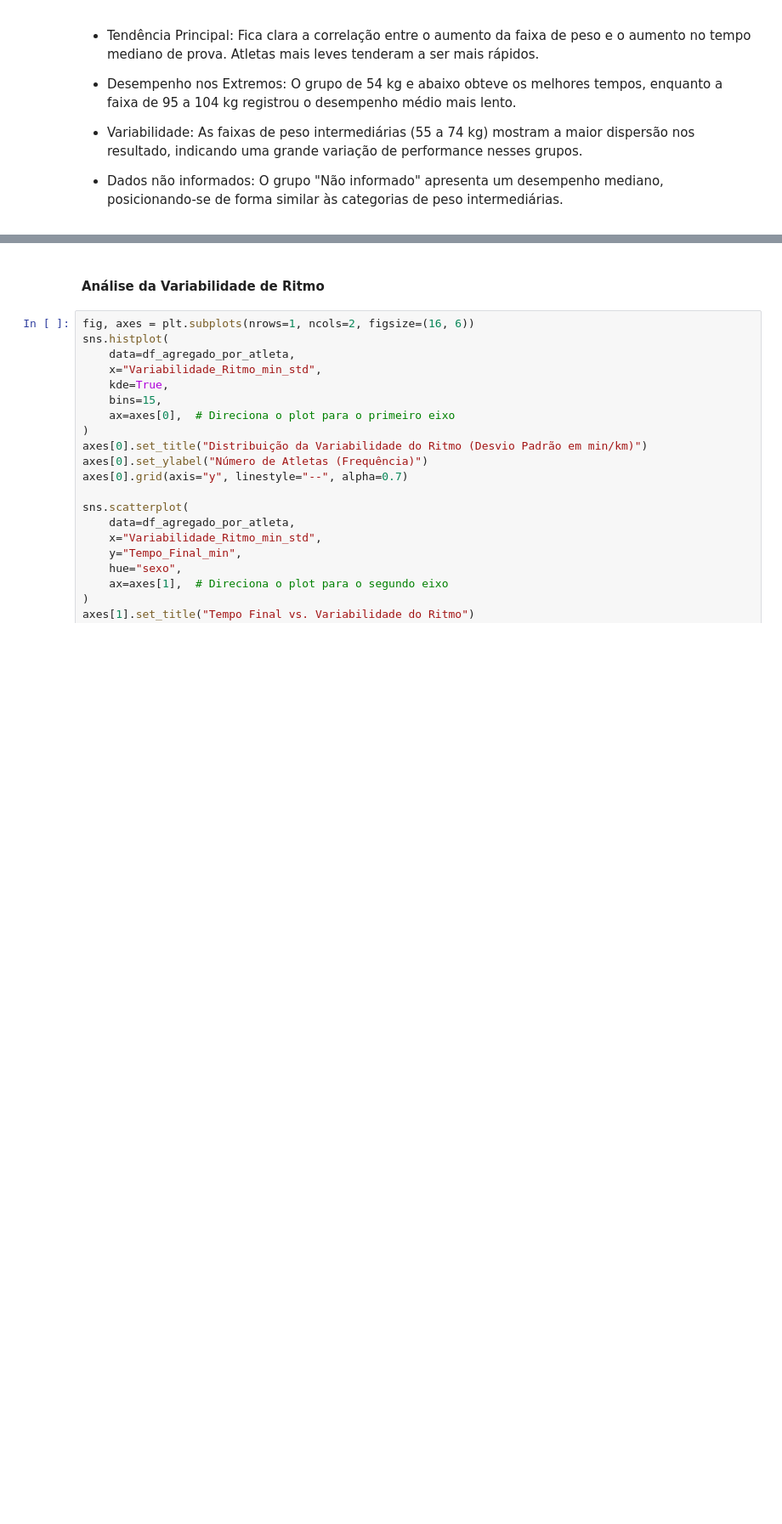
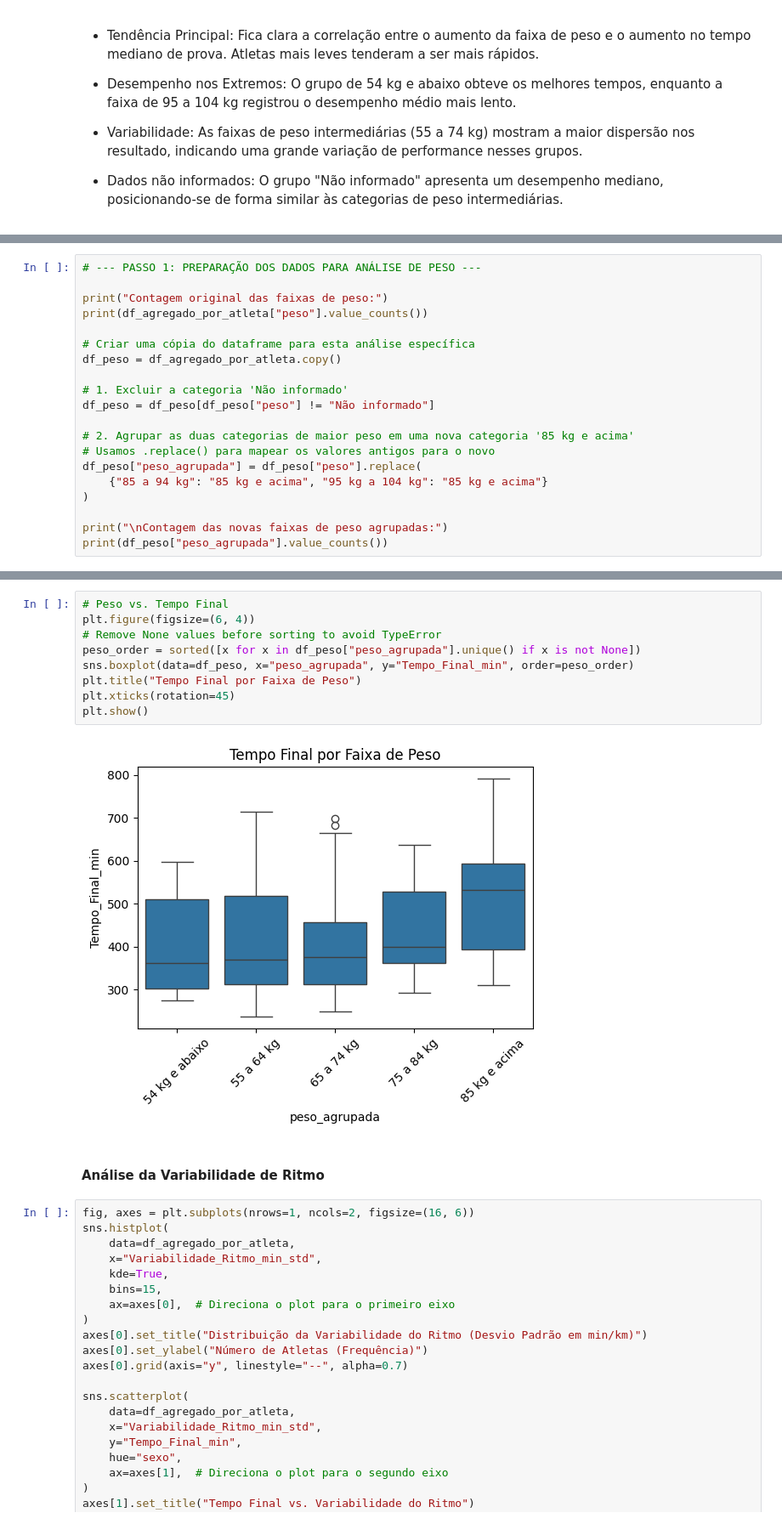
Before and after one commit to joaomts/-strava_analytics, a Jupyter notebook: analises_provas.ipynb, the cells around one changed output, grey strips where cells are left out. Shown at 85% size. Saved outputs shown, nothing was run; the diff lists cells and outputs as text; blank space fills up the shorter version.

```diff
--- a/analises_provas.ipynb
+++ b/analises_provas.ipynb
@@ -453,0 +868,20 @@ plt.show()
+# %%
+# --- PASSO 1: PREPARAÇÃO DOS DADOS PARA ANÁLISE DE PESO ---
+
+print("Contagem original das faixas de peso:")
+print(df_agregado_por_atleta["peso"].value_counts())
+
+# Criar uma cópia do dataframe para esta análise específica
+df_peso = df_agregado_por_atleta.copy()
+
+# 1. Excluir a categoria 'Não informado'
+df_peso = df_peso[df_peso["peso"] != "Não informado"]
+
+# 2. Agrupar as duas categorias de maior peso em uma nova categoria '85 kg e acima'
+# Usamos .replace() para mapear os valores antigos para o novo
+df_peso["peso_agrupada"] = df_peso["peso"].replace(
+    {"85 a 94 kg": "85 kg e acima", "95 kg a 104 kg": "85 kg e acima"}
+)
+
+print("\nContagem das novas faixas de peso agrupadas:")
+print(df_peso["peso_agrupada"].value_counts())
@@ -454,3 +1004,14 @@ plt.show()
+# %%
+# Peso vs. Tempo Final
+plt.figure(figsize=(6, 4))
+# Remove None values before sorting to avoid TypeError
+peso_order = sorted([x for x in df_peso["peso_agrupada"].unique() if x is not None])
+sns.boxplot(data=df_peso, x="peso_agrupada", y="Tempo_Final_min", order=peso_order)
+plt.title("Tempo Final por Faixa de Peso")
+plt.xticks(rotation=45)
+plt.show()
+# %% [output]
+[figure, added]
 # %% [markdown]
 #### Análise da Variabilidade de Ritmo
 # %%
```
Also changed, not shown: parts of 44 cells of this notebook, 2 other files.
